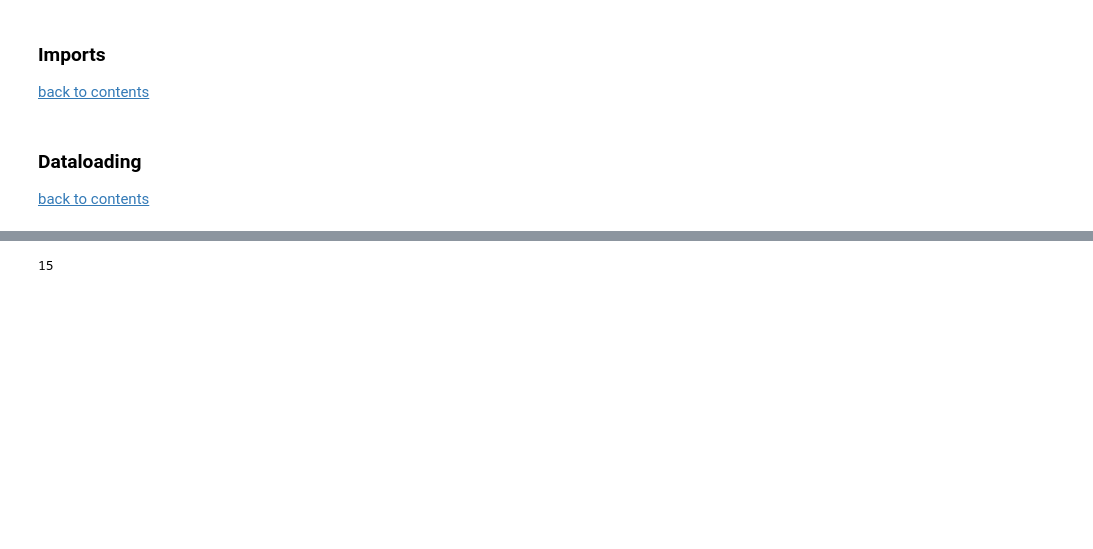
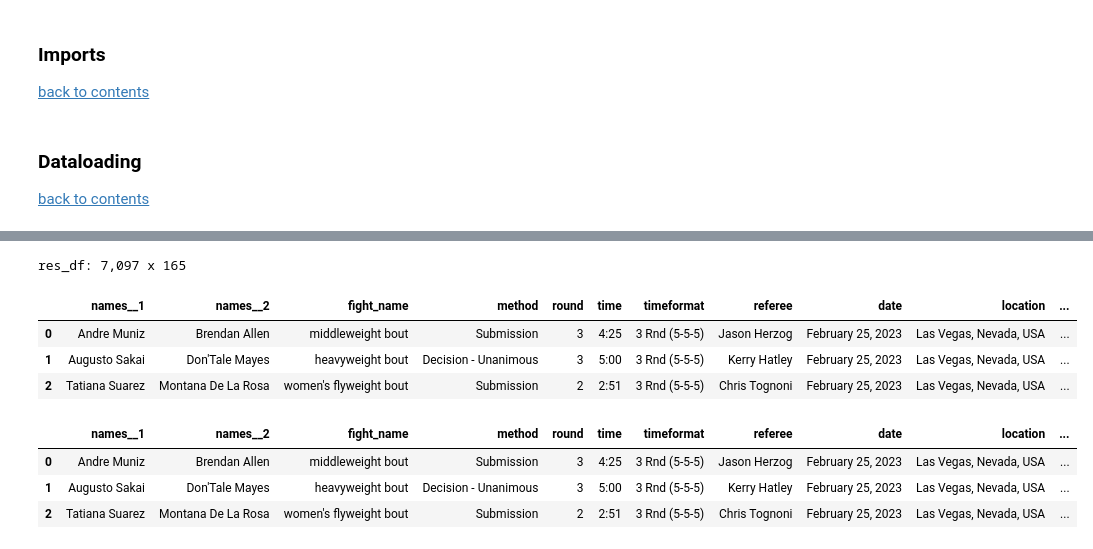
Before and after one commit to andreitsev/ufc, a Jupyter notebook: notebooks/1.1 Transfering data from minio to postgres.ipynb, the cells around one changed output, grey strips where cells are left out. Cells and saved outputs as stored; diff of their text form; code cells hidden in the pictures; blank space fills up the shorter version.

```diff
--- a/notebooks/1.1 Transfering data from minio to postgres.ipynb
+++ b/notebooks/1.1 Transfering data from minio to postgres.ipynb
@@ -41,0 +40,2 @@ from src.common_utils import get_container_ipaddr
+# %%
+pd.set_option('display.max_columns', 200)
@@ -125,5 +58,11 @@ minio_client = initialize_minio_client(
     access_key=MINIO_ACCESS_KEY,
     secret_key=MINIO_SECRET_KEY
 )
-minio_client
+
+all_fights_list = load_json_from_minio(
+    minio_client=minio_client,
+    bucket_name='ufc-raw-data',
+    object_name='ufc_stats.json'
+)
+print(f"len(all_fights_list): {len(all_fights_list):,}")
 # %% [output]
@@ -148,16 +69,0 @@ minio_client.fput_object(
-# %%
-minio_client = Minio(
-    endpoint="172.17.0.2:9000",
-    access_key=MINIO_ACCESS_KEY,
-    secret_key=MINIO_SECRET_KEY,
-    secure=False,
-)
-
-minio_client.fget_object(
-    bucket_name=args.minio_bucket_name,
-    object_name=args.object_name,
-    file_path=tmp_data_local_path,
-)
-
-all_fights_list = json.load(open(tmp_data_local_path, mode='r', encoding='utf-8'))
-os.remove(tmp_data_local_path)
@@ -187,13 +92,30 @@ eng.connect()
+# %%
+res_df = minio_data_to_pandas(all_fights_list=all_fights_list)
+print(f"res_df: {res_df.shape[0]:,} x {res_df.shape[1]:,}")
+res_df.head(3)
+# %% [output]
+res_df: 7,097 x 165
+|  | names__1 | names__2 | fight_name | method | round | time | timeformat | referee | date | location | ... |
+| 0 | Andre Muniz | Brendan Allen | middleweight bout | Submission | 3 | 4:25 | 3 Rnd (5-5-5) | Jason Herzog | February 25, 2023 | Las Vegas, Nevada, USA | ... |
+| 1 | Augusto Sakai | Don'Tale Mayes | heavyweight bout | Decision - Unanimous | 3 | 5:00 | 3 Rnd (5-5-5) | Kerry Hatley | February 25, 2023 | Las Vegas, Nevada, USA | ... |
+| 2 | Tatiana Suarez | Montana De La Rosa | women's flyweight bout | Submission | 2 | 2:51 | 3 Rnd (5-5-5) | Chris Tognoni | February 25, 2023 | Las Vegas, Nevada, USA | ... |
 # %%
+eng = get_pg_engine()
+
 with eng.connect() as conn:
     conn.execute('create schema if not exists raw_data')
+
+res_df = minio_data_to_pandas(all_fights_list=all_fights_list)
+res_df.to_sql(
+    name='all_fights_info',
+    con=eng,
+    schema='raw_data',
+    if_exists='replace',
+    index=False
+)
+pd.read_sql('select * from raw_data.all_fights_info limit 3', eng)
+# %% [output]
+|  | names__1 | names__2 | fight_name | method | round | time | timeformat | referee | date | location | ... |
+| 0 | Andre Muniz | Brendan Allen | middleweight bout | Submission | 3 | 4:25 | 3 Rnd (5-5-5) | Jason Herzog | February 25, 2023 | Las Vegas, Nevada, USA | ... |
+| 1 | Augusto Sakai | Don'Tale Mayes | heavyweight bout | Decision - Unanimous | 3 | 5:00 | 3 Rnd (5-5-5) | Kerry Hatley | February 25, 2023 | Las Vegas, Nevada, USA | ... |
+| 2 | Tatiana Suarez | Montana De La Rosa | women's flyweight bout | Submission | 2 | 2:51 | 3 Rnd (5-5-5) | Chris Tognoni | February 25, 2023 | Las Vegas, Nevada, USA | ... |
-# %%
-df.to_sql(
-    name='tmp_table',
-    con=eng,
-    schema='tmp',
-    if_exists='replace',
-    index=False,
-)
-# %% [output]
-15
```
Also changed, not shown: parts of 14 cells of this notebook, 4 other files.
